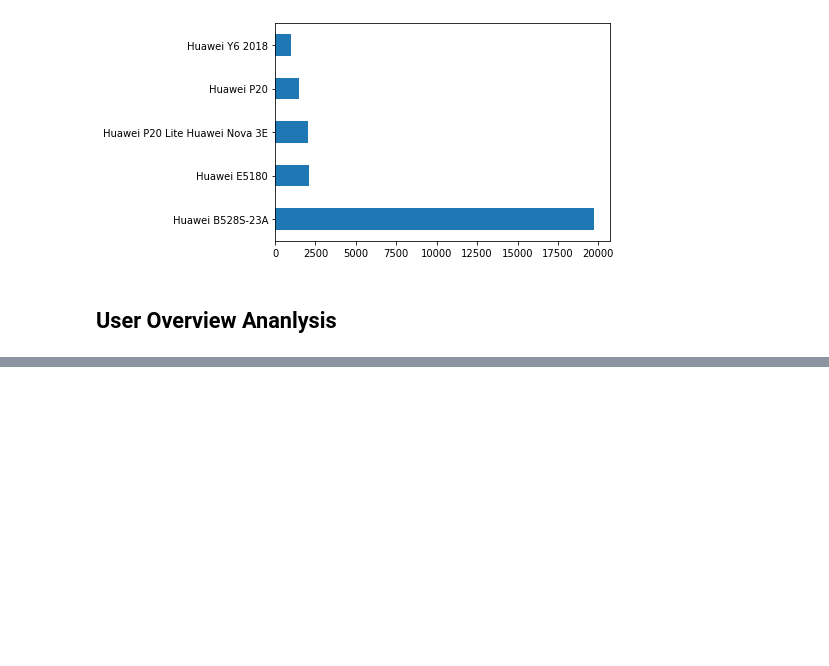
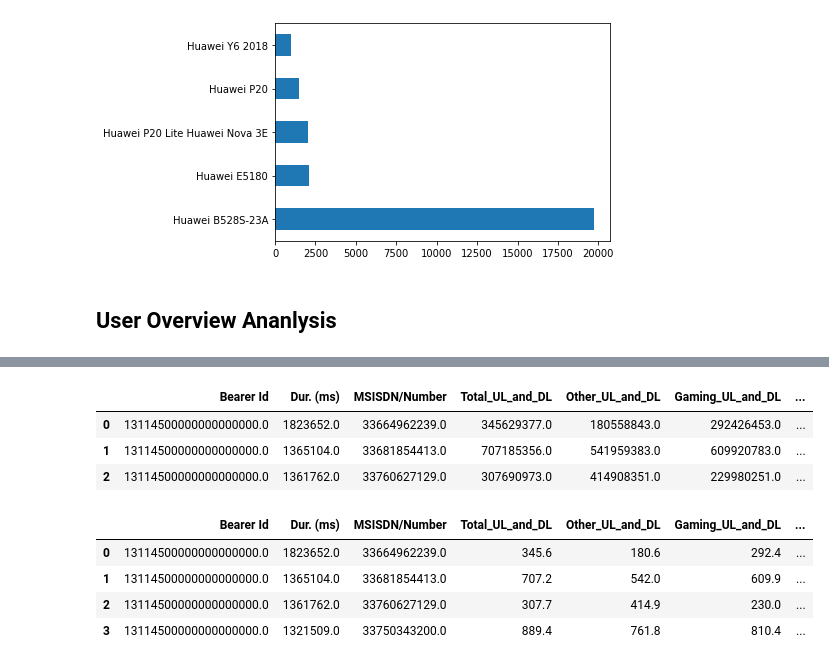
Before and after one commit to Micky373/Telecom_user_analytics, a Jupyter notebook: notebooks/user_overview_analysis.ipynb, the cells around one changed output, grey strips where cells are left out. Drawn from its saved outputs; the diff is of its cells as text; code cells hidden in the pictures; blank space fills up the shorter version.

```diff
--- a/notebooks/user_overview_analysis.ipynb
+++ b/notebooks/user_overview_analysis.ipynb
@@ -288,0 +299,11 @@ data_clean['Social Media_UL_and_DL'] = data_clean['Social Media UL (Bytes)'] + d
+# %%
+# Creating new data from the data_clean
+
+new_column = ['Bearer Id','Dur. (ms)','MSISDN/Number','Total_UL_and_DL','Other_UL_and_DL','Gaming_UL_and_DL','Netflix_UL_and_DL','Youtube_UL_and_DL','Email_UL_and_DL','Google_UL_and_DL','Social Media_UL_and_DL']
+user_overview_data = data_clean[new_column]
+user_overview_data.head(3)
+# %% [output]
+|  | Bearer Id | Dur. (ms) | MSISDN/Number | Total_UL_and_DL | Other_UL_and_DL | Gaming_UL_and_DL | ... |
+| 0 | 13114500000000000000.0 | 1823652.0 | 33664962239.0 | 345629377.0 | 180558843.0 | 292426453.0 | ... |
+| 1 | 13114500000000000000.0 | 1365104.0 | 33681854413.0 | 707185356.0 | 541959383.0 | 609920783.0 | ... |
+| 2 | 13114500000000000000.0 | 1361762.0 | 33760627129.0 | 307690973.0 | 414908351.0 | 229980251.0 | ... |
@@ -288,0 +315,14 @@ data_clean['Social Media_UL_and_DL'] = data_clean['Social Media UL (Bytes)'] + d
+# %%
+# Converting columns containing bytes to megabytes
+
+for column in new_column:
+  if(column != 'Bearer Id' and column != 'Dur. (ms)' and column != 'MSISDN/Number'):
+    user_overview_data[column]= user_overview_data[column]/(10**6)
+
+user_overview_data.head(4)
+# %% [output]
+|  | Bearer Id | Dur. (ms) | MSISDN/Number | Total_UL_and_DL | Other_UL_and_DL | Gaming_UL_and_DL | ... |
+| 0 | 13114500000000000000.0 | 1823652.0 | 33664962239.0 | 345.6 | 180.6 | 292.4 | ... |
+| 1 | 13114500000000000000.0 | 1365104.0 | 33681854413.0 | 707.2 | 542.0 | 609.9 | ... |
+| 2 | 13114500000000000000.0 | 1361762.0 | 33760627129.0 | 307.7 | 414.9 | 230.0 | ... |
+| 3 | 13114500000000000000.0 | 1321509.0 | 33750343200.0 | 889.4 | 761.8 | 810.4 | ... |
```
Also changed, not shown: parts of 2 cells of this notebook.
